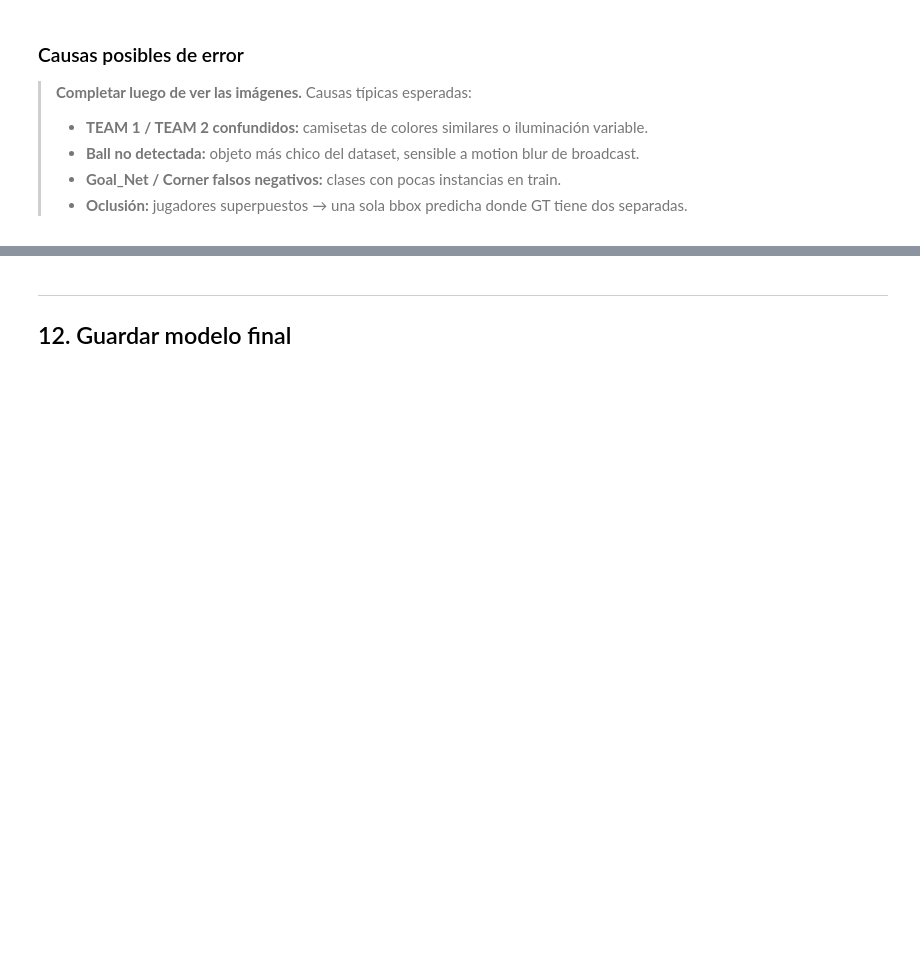
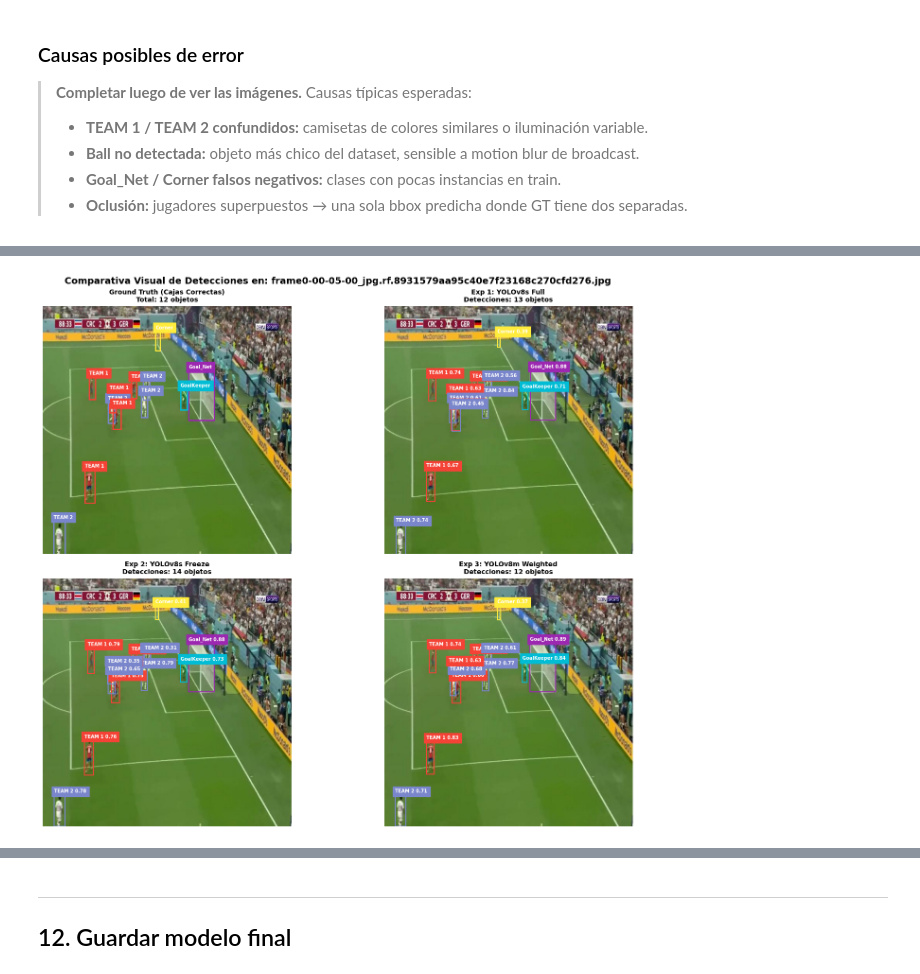
Before and after one commit to ElPacho21/ProyectoFinalRedesOffside, a Jupyter notebook: dev/02_model_training.ipynb, the cells around one changed output, grey strips where cells are left out. Drawn from its saved outputs; the diff is of its cells as text; code cells hidden in the pictures; blank space fills up the shorter version.

Commit message:
Add test script for YOLO object detection models with image inference and visualization and section 11.1

```diff
--- a/dev/02_model_training.ipynb
+++ b/dev/02_model_training.ipynb
@@ -623,0 +633,93 @@ else:
+# %%
+# 1. Seleccionar imagen al azar y cargar Ground Truth
+import random
+random.seed(42)  # Semilla para consistencia si se vuelve a correr
+test_imgs = list(TEST_IMAGES_DIR.glob("*.jpg"))
+selected_img_path = random.choice(test_imgs)
+print(f"Imagen seleccionada para comparación: {selected_img_path.name}")
+
+img_pil = Image.open(selected_img_path)
+w_img, h_img = img_pil.size
+gt_boxes = load_gt_boxes(TEST_LABELS_DIR / (selected_img_path.stem + ".txt"), w_img, h_img)
+
+# Paleta de colores para cada clase de objeto
+CLASS_COLORS = {
+    "Ball": "#FF5722",        # Naranja vibrante
+    "Corner": "#FFEB3B",      # Amarillo
+    "GoalKeeper": "#00BCD4",  # Celeste / Cyan
+    "Goal_Net": "#9C27B0",    # Púrpura
+    "Referee": "#E91E63",     # Rosado / Magenta
+    "TEAM 1": "#F44336",      # Rojo / Carmesí
+    "TEAM 2": "#7986CB"       # Azul suave (para contraste sobre verde/blanco)
+}
+
+# 2. Definir rutas de los pesos para los 3 modelos
+model_configs = {
+    "Exp 1: YOLOv8s Full": {
+        "path": Path("runs/exp/exp1_yolov8s_full/weights/best.pt") if Path("runs/exp/exp1_yolov8s_full/weights/best.pt").exists() else Path("dev/YOLOv8s Full/exp1_yolov8s_full.pt")
+    },
+    "Exp 2: YOLOv8s Freeze": {
+        "path": Path("runs/exp/exp2_yolov8s_frozen/weights/best.pt") if Path("runs/exp/exp2_yolov8s_frozen/weights/best.pt").exists() else Path("dev/YOLOv8s Freeze/exp2_yolov8s_frozen.pt")
+    },
+    "Exp 3: YOLOv8m Weighted": {
+        "path": Path("runs/exp/exp3_yolov8m_weighted/weights/best.pt") if Path("runs/exp/exp3_yolov8m_weighted/weights/best.pt").exists() else Path("dev/YOLOv8m Weighted/exp3_yolov8m_weighted.pt")
+    }
+}
+
+# 3. Preparar figura de 2x2 para graficar
+fig, axes = plt.subplots(2, 2, figsize=(16, 12))
+axes = axes.flatten()
+
+# --- Panel 0: Ground Truth ---
+ax_gt = axes[0]
+ax_gt.imshow(np.array(img_pil))
+for (cls_id, x1, y1, x2, y2) in gt_boxes:
+    cls_name = CLASS_NAMES[cls_id]
+    color = CLASS_COLORS.get(cls_name, "#4CAF50")
+    rect = patches.Rectangle((x1, y1), x2 - x1, y2 - y1,
+                             linewidth=2, edgecolor=color, facecolor="none")
+    ax_gt.add_patch(rect)
+    ax_gt.text(x1, max(y1 - 3, 0), cls_name,
+              color="white", fontsize=7, fontweight="bold", backgroundcolor=color)
+ax_gt.set_title(f"Ground Truth (Cajas Correctas)\nTotal: {len(gt_boxes)} objetos", fontsize=10, fontweight="bold")
+ax_gt.axis("off")
+
+# --- Paneles 1, 2, 3: Modelos ---
+for idx, (model_title, cfg) in enumerate(model_configs.items(), start=1):
+    ax_m = axes[idx]
+    ax_m.imshow(np.array(img_pil))
+
+    p_path = cfg["path"]
+    if p_path.exists():
+        # Cargar y correr inferencia
+        temp_model = YOLO(str(p_path))
+        res = temp_model.predict(source=str(selected_img_path), conf=0.25, verbose=False)[0]
+
+        n_det = 0
+        if res.boxes is not None and len(res.boxes) > 0:
+            n_det = len(res.boxes)
+            for box in res.boxes:
+                x1, y1, x2, y2 = box.xyxy[0].tolist()
+                cls_id = int(box.cls.item())
+                conf = float(box.conf.item())
+                cls_name = CLASS_NAMES[cls_id]
+                color = CLASS_COLORS.get(cls_name, "#4CAF50")
+
+                rect = patches.Rectangle((x1, y1), x2 - x1, y2 - y1,
+                                         linewidth=1.5, edgecolor=color, facecolor="none")
+                ax_m.add_patch(rect)
+                ax_m.text(x1, max(y1 - 3, 0), f"{cls_name} {conf:.2f}",
+                          color="white", fontsize=7, fontweight="bold", backgroundcolor=color)
+        ax_m.set_title(f"{model_title}\nDetecciones: {n_det} objetos", fontsize=10, fontweight="bold")
+    else:
+        ax_m.text(0.5, 0.5, f"Pesos no encontrados en:\n{p_path}",
+                  ha="center", va="center", transform=ax_m.transAxes, color="red", fontsize=10)
+        ax_m.set_title(f"{model_title} (No disponible)", fontsize=10, fontweight="bold")
+    ax_m.axis("off")
+
+plt.suptitle(f"Comparativa Visual de Detecciones en: {selected_img_path.name}", fontsize=14, fontweight="bold", y=0.98)
+plt.tight_layout()
+plt.savefig("dev/model_comparison.png", dpi=120, bbox_inches="tight")
+plt.show()
+print("Guardado: dev/model_comparison.png")
+# %% [output]
@@ -623,0 +727 @@ else:
+[figure, added]
```
Also changed, not shown: parts of 2 cells of this notebook, 1 other file.
